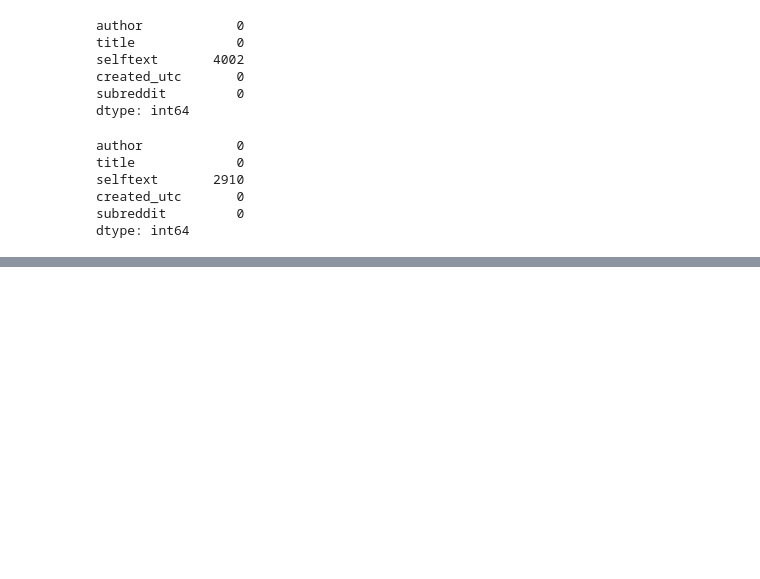
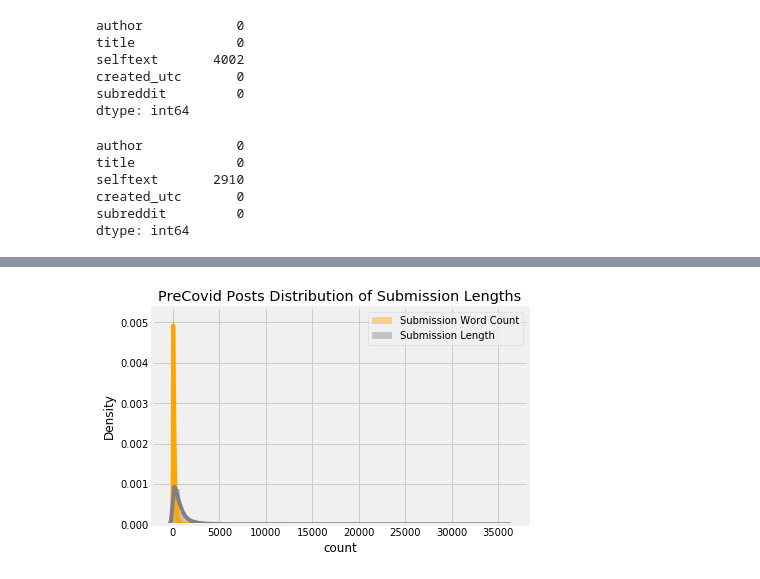
Before and after one commit to eileenhartnett/NLP-DeepLearning-Reddit-Project, a Jupyter notebook: notebooks/step2-clean_data.ipynb, the cells around one changed output, grey strips where cells are left out. Drawn from its saved outputs; the diff is of its cells as text; code cells hidden in the pictures; blank space fills up the shorter version.

```diff
--- a/notebooks/step2-clean_data.ipynb
+++ b/notebooks/step2-clean_data.ipynb
@@ -78,0 +85,3 @@ dtype: int64
+# %%
+# Combine title with self text column and then check NAs again
+PreCovid_posts['text'] = PreCovid_posts[['title', 'selftext']].stack().groupby(level=0).agg(' : '.join)
@@ -78,0 +90,3 @@ dtype: int64
+# %%
+# Drop the columns we combined
+PreCovid_posts.drop(columns = ['title','selftext'], inplace=True)
@@ -78,0 +97,9 @@ dtype: int64
+# %%
+# Submissionlength
+# Create a new column with submission length
+PreCovid_posts['text_length'] = PreCovid_posts['text'].map(len)
+PostCovid_posts['text_length'] = PostCovid_posts['text'].map(len)
+# %%
+# Create a new column with number of words per submission
+PreCovid_posts['text_word_count'] = PreCovid_posts['text'].map(lambda x: len(x.split()))
+PostCovid_posts['text_word_count'] = PostCovid_posts['text'].map(lambda x: len(x.split()))
@@ -78,0 +210,8 @@ dtype: int64
+# %%
+sns.distplot( PreCovid_posts['text_word_count'] , color = 'orange', label="Submission Word Count",bins=50)
+sns.distplot( PreCovid_posts['text_length'] , color = 'grey', label="Submission Length", bins=50)
+plt.xlabel("count")
+plt.title("PreCovid Posts Distribution of Submission Lengths")
+plt.legend();
+# %% [output]
+[figure, added]
```
Also changed, not shown: parts of 21 cells of this notebook.
